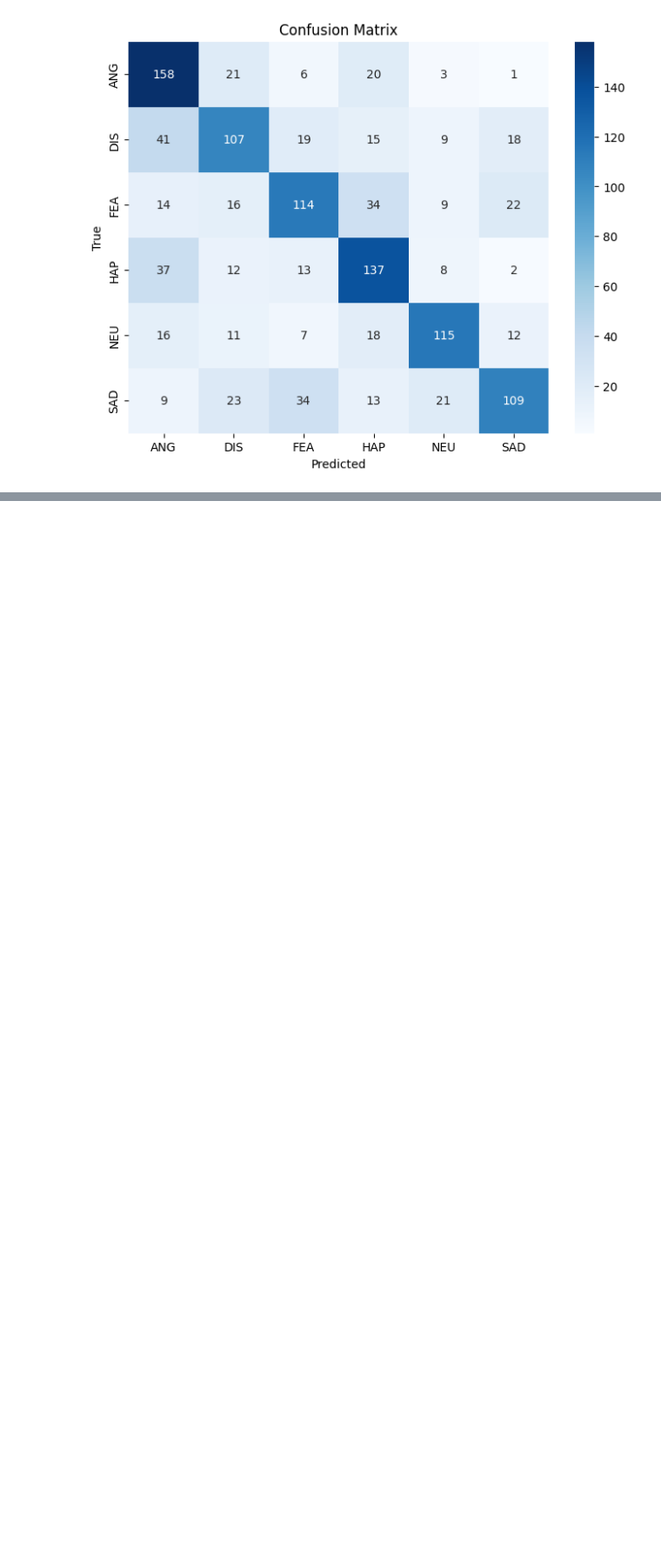
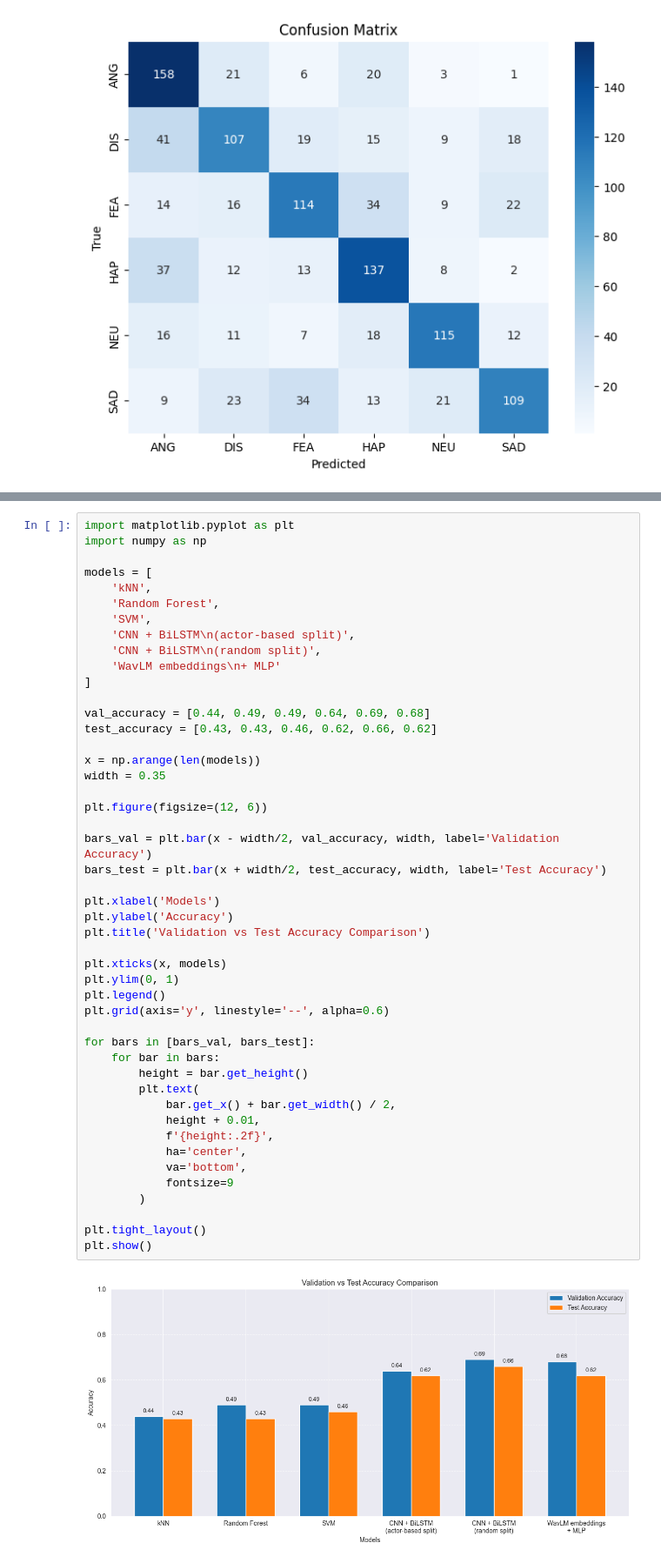
Before and after one commit to Preslavva/EmoReco, a Jupyter notebook: ModelApp.ipynb, the cells around one changed output, grey strips where cells are left out. Shown at 87% size. Cells and saved outputs as stored; diff of their text form; blank space fills up the shorter version.

```diff
--- a/ModelApp.ipynb
+++ b/ModelApp.ipynb
@@ -514,0 +953,49 @@ plt.show()
+# %%
+import matplotlib.pyplot as plt
+import numpy as np
+
+models = [
+    'kNN',
+    'Random Forest',
+    'SVM',
+    'CNN + BiLSTM\n(actor-based split)',
+    'CNN + BiLSTM\n(random split)',
+    'WavLM embeddings\n+ MLP'
+]
+
+val_accuracy = [0.44, 0.49, 0.49, 0.64, 0.69, 0.68]
+test_accuracy = [0.43, 0.43, 0.46, 0.62, 0.66, 0.62]
+
+x = np.arange(len(models))
+width = 0.35
+
+plt.figure(figsize=(12, 6))
+
+bars_val = plt.bar(x - width/2, val_accuracy, width, label='Validation Accuracy')
+bars_test = plt.bar(x + width/2, test_accuracy, width, label='Test Accuracy')
+
+plt.xlabel('Models')
+plt.ylabel('Accuracy')
+plt.title('Validation vs Test Accuracy Comparison')
+
+plt.xticks(x, models)
+plt.ylim(0, 1)
+plt.legend()
+plt.grid(axis='y', linestyle='--', alpha=0.6)
+
+for bars in [bars_val, bars_test]:
+    for bar in bars:
+        height = bar.get_height()
+        plt.text(
+            bar.get_x() + bar.get_width() / 2,
+            height + 0.01,
+            f'{height:.2f}',
+            ha='center',
+            va='bottom',
+            fontsize=9
+        )
+
+plt.tight_layout()
+plt.show()
+# %% [output]
+[figure, added]
```
Also changed, not shown: parts of 73 cells of this notebook, 2 other files.
